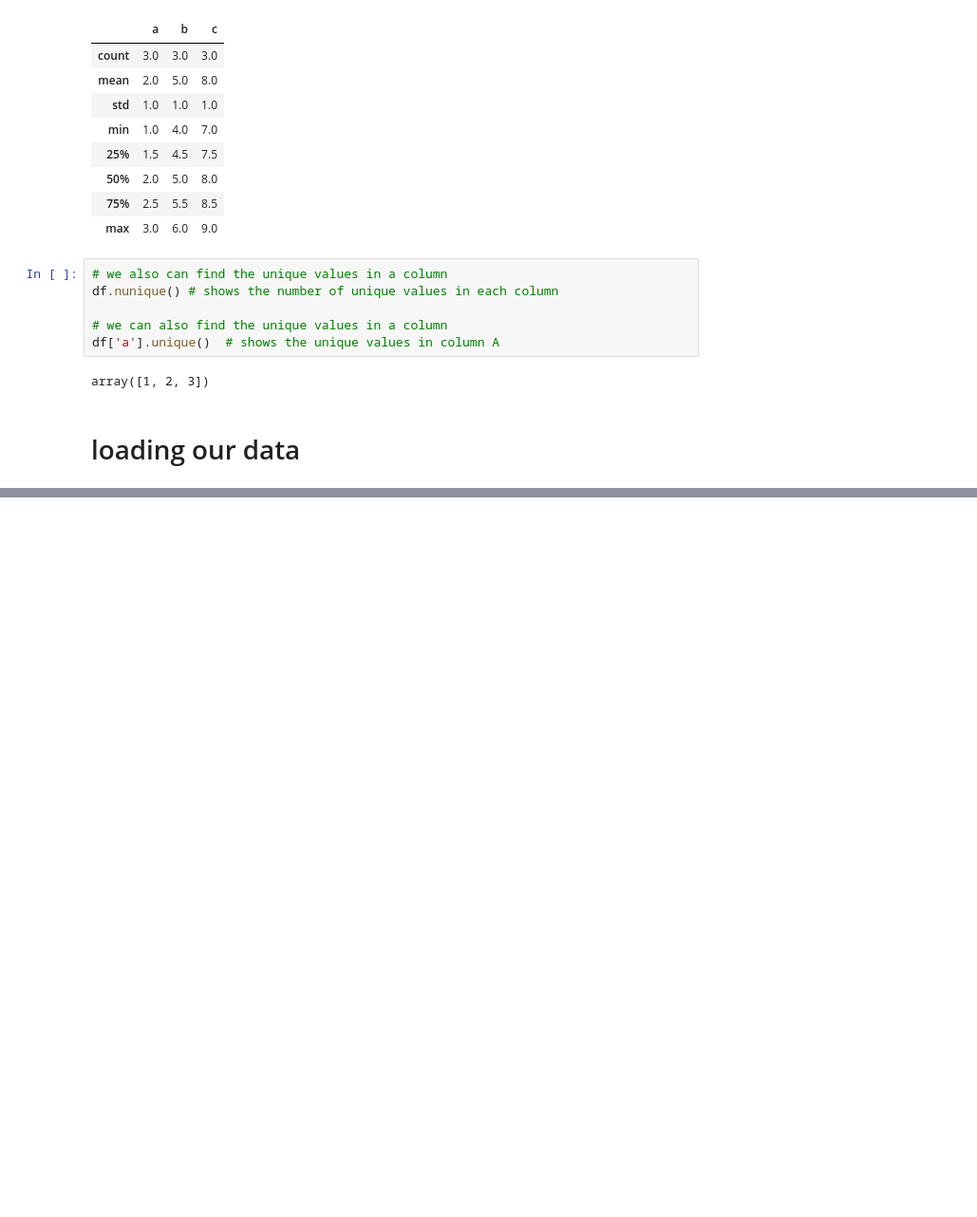
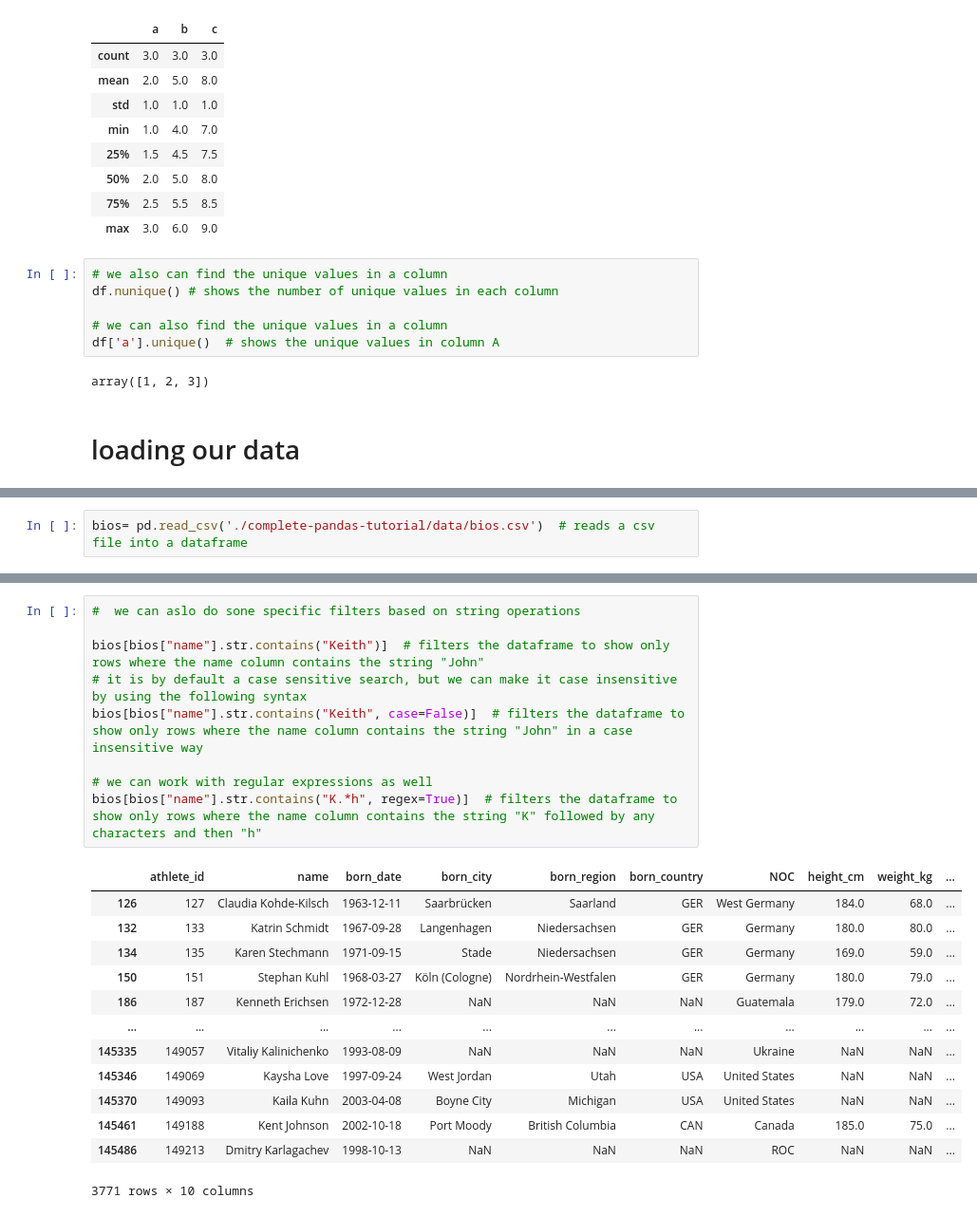
Before and after one commit to Mariam-Elghazaly/DEPIMariam, a Jupyter notebook: learning/Pandas/pan.ipynb, the cells around one changed output, grey strips where cells are left out. Shown at 95% size. Cells and saved outputs as stored; diff of their text form; blank space fills up the shorter version.

```diff
--- a/learning/Pandas/pan.ipynb
+++ b/learning/Pandas/pan.ipynb
@@ -142,0 +228,2 @@ array([1, 2, 3])
+# %%
+bios= pd.read_csv('./complete-pandas-tutorial/data/bios.csv')  # reads a csv file into a dataframe
@@ -142,0 +514,23 @@ array([1, 2, 3])
+# %%
+#  we can aslo do sone specific filters based on string operations
+
+bios[bios["name"].str.contains("Keith")]  # filters the dataframe to show only rows where the name column contains the string "John"
+# it is by default a case sensitive search, but we can make it case insensitive by using the following syntax
+bios[bios["name"].str.contains("Keith", case=False)]  # filters the dataframe to show only rows where the name column contains the string "John" in a case insensitive way
+
+# we can work with regular expressions as well
+bios[bios["name"].str.contains("K.*h", regex=True)]  # filters the dataframe to show only rows where the name column contains the string "K" followed by any characters and then "h"
+# %% [output]
+|  | athlete_id | name | born_date | born_city | born_region | born_country | NOC | height_cm | weight_kg | ... |
+| 126 | 127 | Claudia Kohde-Kilsch | 1963-12-11 | Saarbrücken | Saarland | GER | West Germany | 184.0 | 68.0 | ... |
+| 132 | 133 | Katrin Schmidt | 1967-09-28 | Langenhagen | Niedersachsen | GER | Germany | 180.0 | 80.0 | ... |
+| 134 | 135 | Karen Stechmann | 1971-09-15 | Stade | Niedersachsen | GER | Germany | 169.0 | 59.0 | ... |
+| 150 | 151 | Stephan Kuhl | 1968-03-27 | Köln (Cologne) | Nordrhein-Westfalen | GER | Germany | 180.0 | 79.0 | ... |
+| 186 | 187 | Kenneth Erichsen | 1972-12-28 | NaN | NaN | NaN | Guatemala | 179.0 | 72.0 | ... |
+| ... | ... | ... | ... | ... | ... | ... | ... | ... | ... | ... |
+| 145335 | 149057 | Vitaliy Kalinichenko | 1993-08-09 | NaN | NaN | NaN | Ukraine | NaN | NaN | ... |
+| 145346 | 149069 | Kaysha Love | 1997-09-24 | West Jordan | Utah | USA | United States | NaN | NaN | ... |
+| 145370 | 149093 | Kaila Kuhn | 2003-04-08 | Boyne City | Michigan | USA | United States | NaN | NaN | ... |
+| 145461 | 149188 | Kent Johnson | 2002-10-18 | Port Moody | British Columbia | CAN | Canada | 185.0 | 75.0 | ... |
+| 145486 | 149213 | Dmitry Karlagachev | 1998-10-13 | NaN | NaN | NaN | ROC | NaN | NaN | ... |
+3771 rows × 10 columns
```
Also changed, not shown: parts of 44 cells of this notebook.
